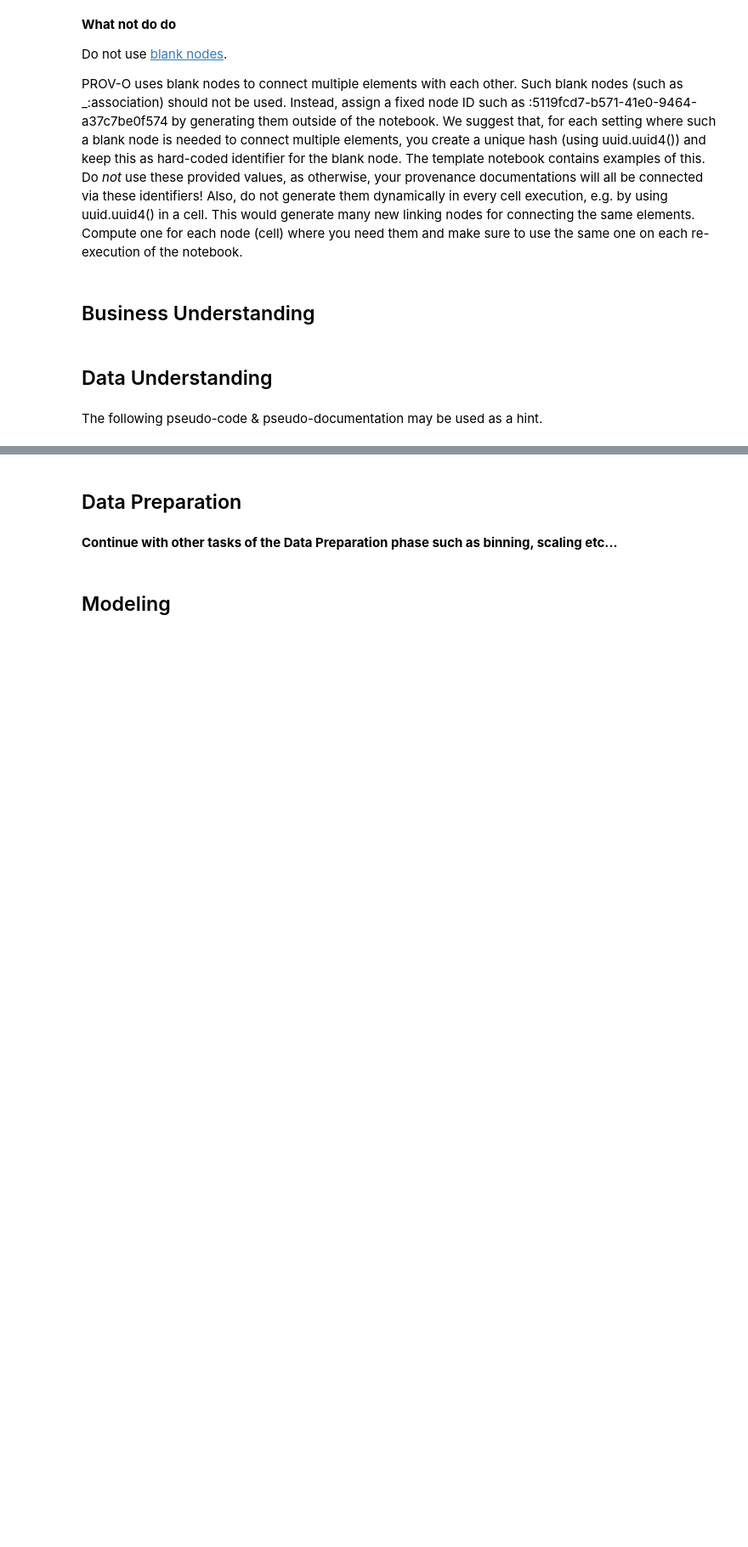
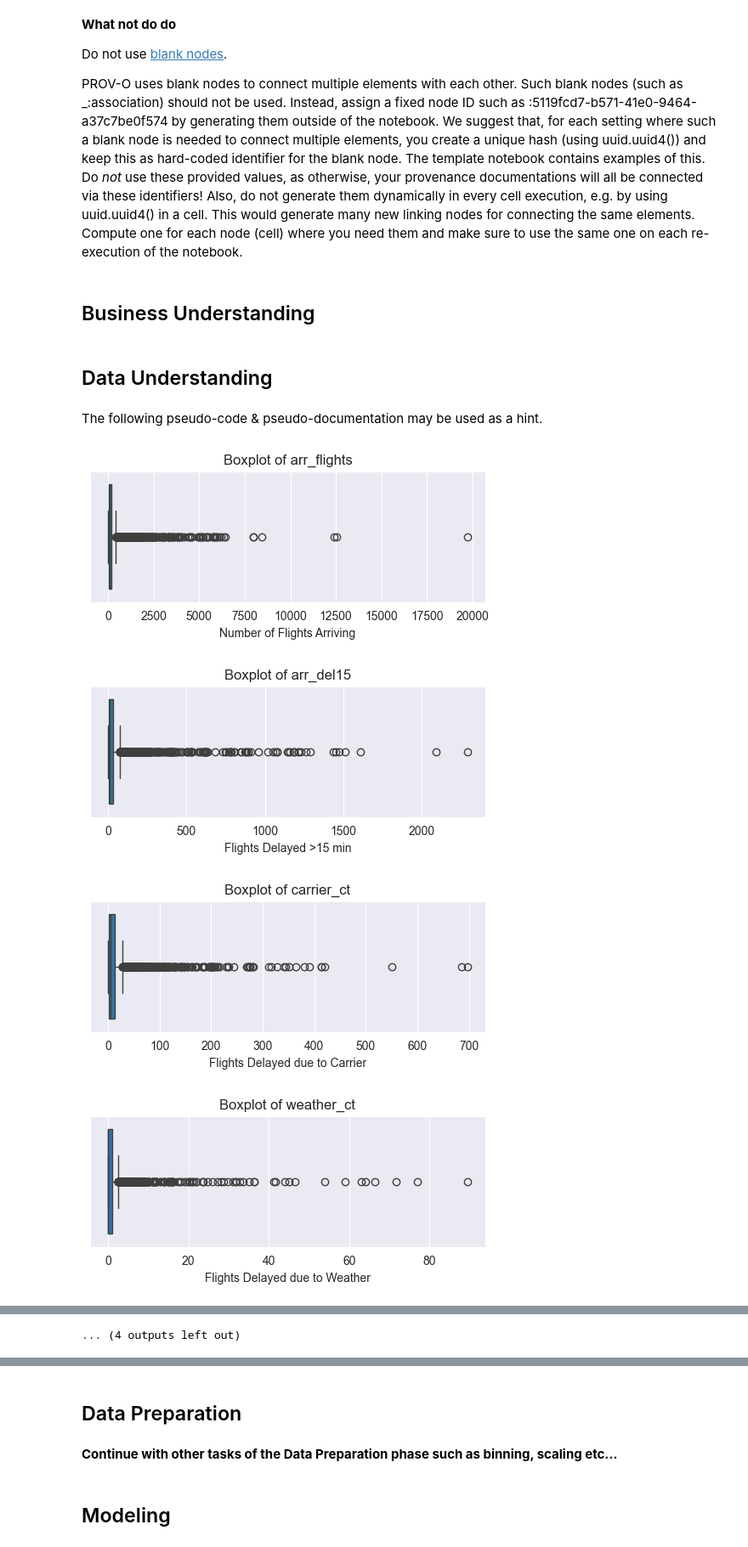
Before and after one commit to Bernhg4/businessintelligence_group043_a3, a Jupyter notebook: airline_delay_043.ipynb, the cells around one changed output, grey strips where cells are left out. Shown: that part at 85% size. Saved outputs shown, nothing was run; the diff lists cells and outputs as text; code cells hidden in the pictures; blank space fills up the shorter version.

Commit message:
change labels of charts

```diff
--- a/airline_delay_043.ipynb
+++ b/airline_delay_043.ipynb
@@ -1223,10 +1223,30 @@ engine.insert(inspect_iqr_check_activity, prefixes=prefixes)
 outliers_visualization_code_writer = student_a
 
 def outliers_visualization(df: pd.DataFrame, columns: list):
+
+    x_labels = {
+    'arr_flights': 'Number of Flights Arriving',
+    'arr_del15': 'Flights Delayed >15 min',
+    'carrier_ct': 'Flights Delayed due to Carrier',
+    'weather_ct': 'Flights Delayed due to Weather',
+    'nas_ct': 'Flights Delayed due to NAS',
+    'security_ct': 'Flights Cancelled due to Security',
+    'late_aircraft_ct': 'Flights Delayed due to Late Aircraft',
+    'late_aircraft_delay': 'Delayed Time due to Late Aircraft (minutes)',
+    'arr_cancelled': 'Cancelled Flights',
+    'arr_diverted': 'Diverted Flights',
+    'arr_delay': 'Arrival Delay (minutes)',
+    'carrier_delay': 'Delay Time due to Carrier (minutes)',
+    'weather_delay': 'Delay Time due to Weather (minutes)',
+    'nas_delay': 'Delay Time due to NAS (minutes)',
+    'security_delay': 'Delay Time due to Security (minutes)',
+    }
+
     for col in columns:
         plt.figure(figsize=(6,2))
         seaborn.boxplot(x=df[col])
         plt.title(f"Boxplot of {col}")
+        plt.xlabel(x_labels.get(col, col))
         plt.show()
 
 start_time_co = now()
@@ -1260,30 +1280,35 @@ outliers_visualization_activity = [
     f':{co_ass_uuid_writer} prov:hadRole :{code_writer_role} .',
     ':outliers_visualization prov:used :data .',
     ':outliers_visualization_report rdf:type prov:Entity .',
     f':outliers_visualization_report rdfs:comment """{json.dumps(outlier_report, indent=2)}""" .',
     ':outliers_visualization_report prov:wasGeneratedBy :outliers_visualization .',
 ]
 engine.insert(outliers_visualization_activity, prefixes=prefixes)
 
 # 2. Activity: Inspecting the report and taking a decision on what to do
 ior_ass_uuid_executor = "a6d6c34f-425d-4f76-871e-c234e51caeaa"
 ior_comment = """
 As indicated in the kurtosis check before number of delays due to security ans NAS show extreme outliers. Furthermore the columns of arriving and canceled flights show high outliers.
 """
 inspect_outliers_visualization_executor = student_a
 inspect_outliers_visualization_activity = [
     ':inspect_outliers_visualization rdf:type prov:Activity .',
     ':inspect_outliers_visualization rdfs:comment \'Data Understanding\' .',
     f':inspect_outliers_visualization rdfs:comment """{co_comment}""" .',
     f':inspect_outliers_visualization prov:startedAtTime "{start_time_co}"^^xsd:dateTime .',
     f':inspect_outliers_visualization prov:endedAtTime "{end_time_co}"^^xsd:dateTime .',
     f':inspect_outliers_visualization prov:qualifiedAssociation :{ior_ass_uuid_executor} .',
     f':{ior_ass_uuid_executor} prov:agent :{inspect_outliers_visualization_executor} .',
     f':{ior_ass_uuid_executor} rdf:type prov:Association .',
     f':{ior_ass_uuid_executor} prov:hadRole :{code_executor_role} .',
     ':inspect_outliers_visualization prov:used :outliers_visualization_report .',
     ':outliers_decision rdf:type prov:Entity .',
     f':outliers_decision rdfs:comment """Outliers will not be removed, as they have significant value to the airport and airline data." .""" .',
     ':outliers_decision prov:wasGeneratedBy :inspect_outliers_visualization .',
 ]
 engine.insert(inspect_outliers_visualization_activity, prefixes=prefixes)
+# %% [output]
+[figure, added]
+[figure, added]
+[figure, added]
+[figure, added]
@@ -1290,3 +1323,4 @@ engine.insert(inspect_outliers_visualization_activity, prefixes=prefixes)
+... (4 outputs left out)
 # %%
 histogram_visualization_code_writer = student_a
 
```
Also changed, not shown: parts of 3 cells of this notebook.
